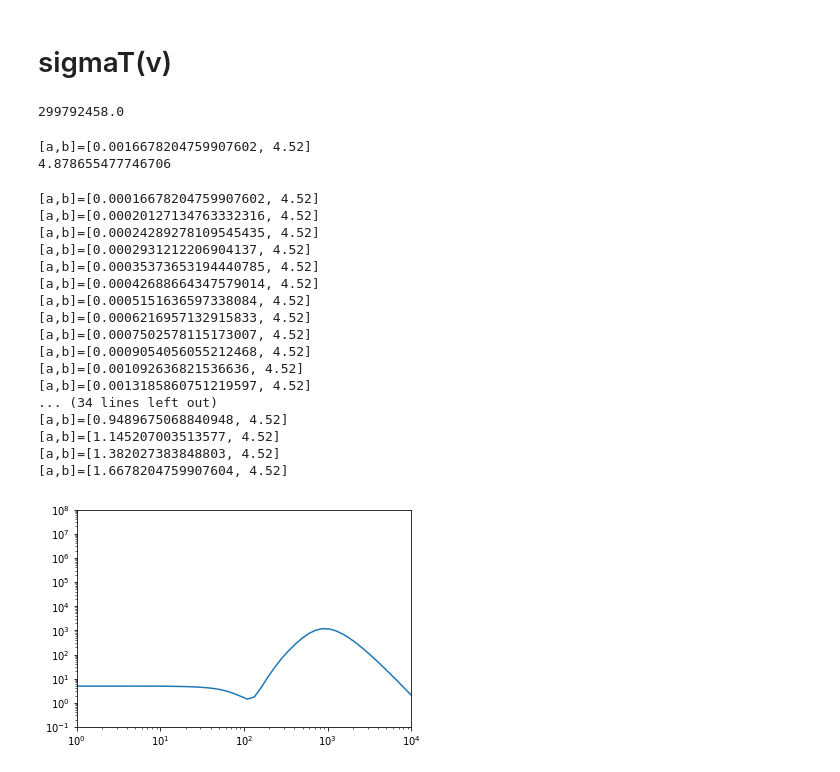
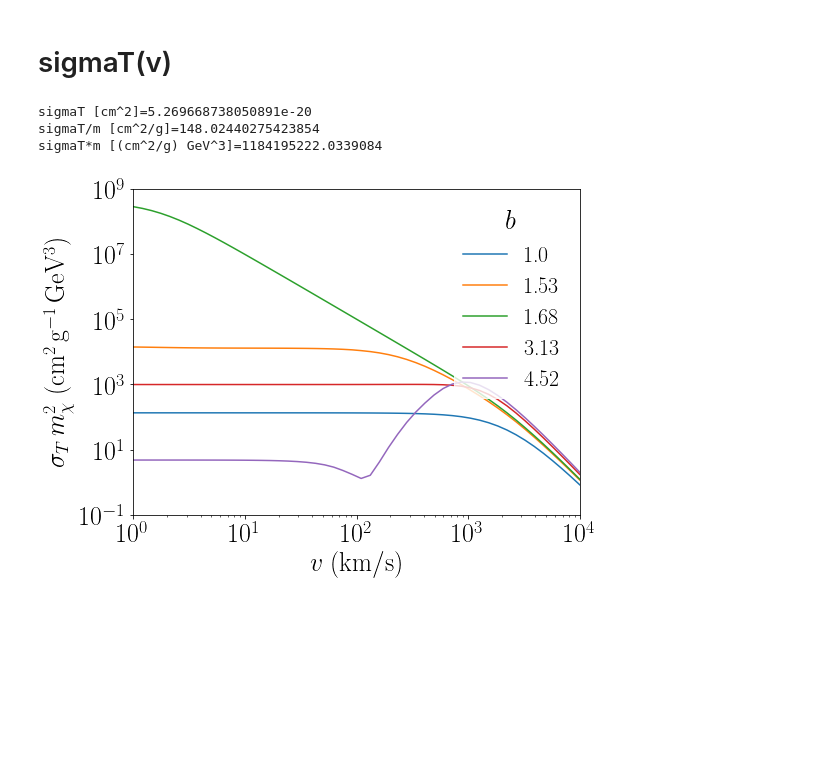
Before and after one commit to LauraSagunski/Self-interaction-cross-section, a Jupyter notebook: Self-interaction_cross_section.ipynb, the cells around one changed output. Cells and saved outputs as stored; diff of their text form; code cells hidden in the pictures; blank space fills up the shorter version.

```diff
--- a/Self-interaction_cross_section.ipynb
+++ b/Self-interaction_cross_section.ipynb
@@ -69,62 +86,55 @@ for potential in ['attractive']: #['attractive','repulsive']:
 [1e-10, 0.1, array(-5.79385703e-16)]
 # %% [markdown]
 # sigmaT(v)
-# %%
-c_ms
-# %% [output]
-299792458.0
 # %%
 def sigmaT(potential,alphaX,mX,mphi,v):
-    a=(1/(2.*alphaX))*(v/(c_ms*10.**(-3.))) #Divide by c to make a dimensionless. Ok.
+    a=(1/(2.*alphaX))*(v/c) #Divide by c to make a dimensionless. Ok.
     b=alphaX*(mX/mphi)
-    b=4.52
-    print('[a,b]='+str([a,b]))
-    sigmaT=(16.*np.pi*cab(potential,a,b))/(mX**2.*(v**2/(c_ms*10.**(-3.))**2.))
-    sigmaT_cm2=sigmaT/(5.05*10.**(13.))**2.
-    sigmaTm_cm2g=sigmaT_cm2/(mX*1.78*10**(-24.))
-    sigmaTm2=sigmaTm_cm2g*mX**3.
-    return sigmaTm2
+    #print('[a,b]='+str([a,b]))
+    sigmaT=(16.*np.pi*cab(potential,a,b))/((mX*GeV_to_cmminus1)**2.*(v**2/c**2.)) #cm**2
+    return sigmaT
+
+def sigmaT_over_m(potential,alphaX,mX,mphi,v):
+    sigmaT_over_m=sigmaT(potential,alphaX,mX,mphi,v)/(mX*GeV_to_g) #cm**2/g
+    return sigmaT_over_m
+
+def sigmaT_times_m2(potential,alphaX,mX,mphi,v):
+    sigmaT_times_m2=sigmaT_over_m(potential,alphaX,mX,mphi,v)*mX**3. #cm**2/g*GeV**3.
+    return sigmaT_times_m2
 
 for potential in ['attractive']: #['attractive','repulsive']:
     for alphaX in [10.**(-2.)]:
         for mX in [200]: #GeV
             for mphi in [10**(-3.)]: #GeV.
-                for v in [10]: #km/s
-                    print(sigmaT(potential,alphaX,mX,mphi,v)) #Ok. In accordance with Fig.2 in Sean's paper 1302.3898.
+                for v in [1000]: #km/s
+                    print('sigmaT [cm^2]='+str(sigmaT(potential,alphaX,mX,mphi,v)))
+                    print('sigmaT/m [cm^2/g]='+str(sigmaT_over_m(potential,alphaX,mX,mphi,v)))
+                    print('sigmaT*m [(cm^2/g) GeV^3]='+str(sigmaT_times_m2(potential,alphaX,mX,mphi,v)))
 # %% [output]
-[a,b]=[0.0016678204759907602, 4.52]
-4.878655477746706
+sigmaT [cm^2]=5.269668738050891e-20
+sigmaT/m [cm^2/g]=148.02440275423854
+sigmaT*m [(cm^2/g) GeV^3]=1184195222.0339084
 # %%
 potential='attractive' #['attractive','repulsive']:
 alphaX=10.**(-2.)
 mX=200 #GeV
 mphi=10**(-3.) #GeV.
 
-vvals=np.logspace(np.log10(1.),np.log10(10.**4.))
-sigmavals=[sigmaT(potential,alphaX,mX,mphi,v) for v in vvals]
+pl.figure(figsize=(8,6))
+for b in [1.00,1.53,1.68,3.13,4.52]:
+    mphi=(alphaX*mX)/b
+    #print(mphi)
+    vvals=np.logspace(np.log10(1.),np.log10(10.**4.),50)
+    sigmavals=[sigmaT_times_m2(potential,alphaX,mX,mphi,v) for v in vvals]
+    pl.plot(vvals,sigmavals,label=str(b))
 
 pl.xscale('log')
 pl.yscale('log')
 pl.xlim([1,10.**4.])
-pl.ylim([0.1,10.**8.])
-pl.plot(vvals,sigmavals)
-pl.show()
+pl.ylim([0.1,10.**9.])
+pl.xlabel(r'$v\;{\rm (km/s)}$',fontsize=fontsize)
+pl.ylabel(r'$\sigma_T \, m_{\chi}^{2}\;{\rm (cm^{2}\,g^{-1}\,GeV^{3})}$',fontsize=fontsize)
+pl.legend(title=r'$b$',loc='upper right',edgecolor='white',fontsize=legendfontsize)
+pl.show() #Ok. In accordance with Fig. 3 in Sean's paper 1302.3898.
 # %% [output]
-[a,b]=[0.00016678204759907602, 4.52]
-[a,b]=[0.00020127134763332316, 4.52]
-[a,b]=[0.00024289278109545435, 4.52]
-[a,b]=[0.0002931212206904137, 4.52]
-[a,b]=[0.00035373653194440785, 4.52]
-[a,b]=[0.00042688664347579014, 4.52]
-[a,b]=[0.0005151636597338084, 4.52]
-[a,b]=[0.0006216957132915833, 4.52]
-[a,b]=[0.0007502578115173007, 4.52]
-[a,b]=[0.0009054056055212468, 4.52]
-[a,b]=[0.001092636821536636, 4.52]
-[a,b]=[0.0013185860751219597, 4.52]
-... (34 lines left out)
-[a,b]=[0.9489675068840948, 4.52]
-[a,b]=[1.145207003513577, 4.52]
-[a,b]=[1.382027383848803, 4.52]
-[a,b]=[1.6678204759907604, 4.52]
-[figure, old version]
+[figure, new version]
```
Also changed, not shown: parts of 11 cells of this notebook, 1 other file.
